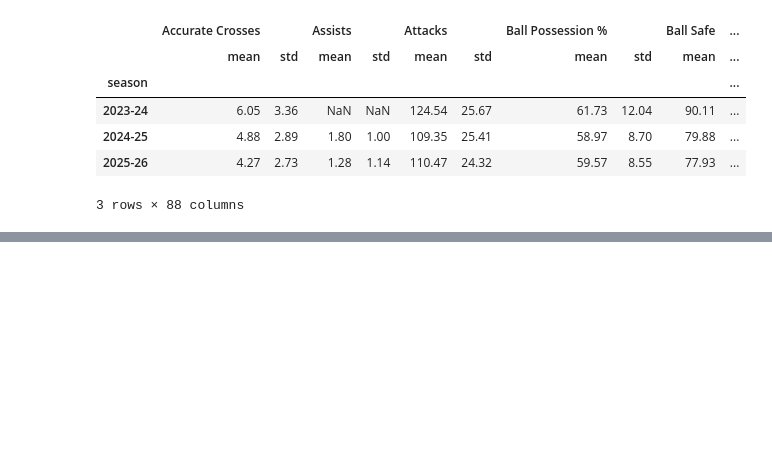
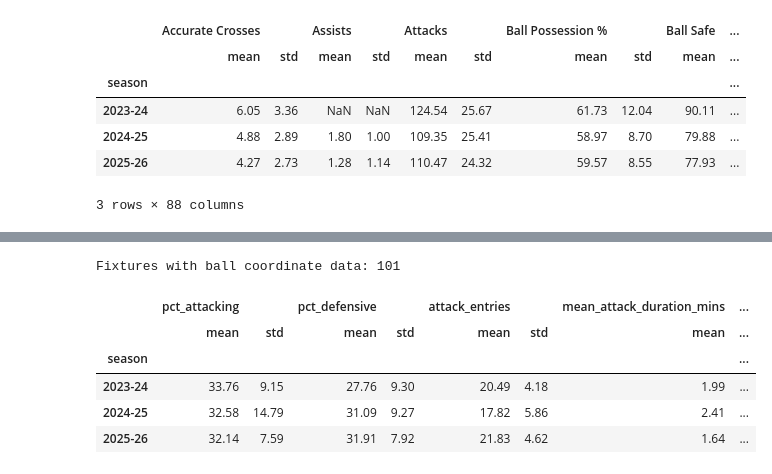
Before and after one commit to gauravahlawat01goal/football-analytics, a Jupyter notebook: notebooks/01_statistical_comparison.ipynb, the cells around one changed output, grey strips where cells are left out. Saved outputs shown, nothing was run; the diff lists cells and outputs as text; code cells hidden in the pictures; blank space fills up the shorter version.

```diff
--- a/notebooks/01_statistical_comparison.ipynb
+++ b/notebooks/01_statistical_comparison.ipynb
@@ -150,0 +236,74 @@ _Add narrative here after reviewing the results._
+# %%
+def compute_attack_episodes(df, gap_threshold_mins=1.0):
+    """Identify attacking third episodes from ball coordinate sequence.
+
+    An episode is a contiguous block of time where the ball is in the attacking
+    third, with gaps <= gap_threshold_mins treated as the same episode.
+    Returns list of episode durations in minutes.
+    """
+    atk = df[df["pitch_zone"] == "attacking_third"].sort_values("estimated_minute").copy()
+    if len(atk) < 2:
+        return []
+
+    episodes = []
+    ep_start = atk["estimated_minute"].iloc[0]
+    ep_last = atk["estimated_minute"].iloc[0]
+
+    for t in atk["estimated_minute"].iloc[1:]:
+        if t - ep_last <= gap_threshold_mins:
+            ep_last = t
+        else:
+            duration = ep_last - ep_start
+            if duration >= 0:
+                episodes.append(duration)
+            ep_start = t
+            ep_last = t
+    # Final episode
+    episodes.append(ep_last - ep_start)
+    return episodes
+
+
+tempo_rows = []
+for _, row in processed.iterrows():
+    f = FIXTURES_DIR / str(int(row["fixture_id"])) / "ball_coordinates.csv"
+    if not f.exists():
+        continue
+    df = pd.read_csv(f)
+    if len(df) < 50 or "pitch_zone" not in df.columns:
+        continue
+
+    total = len(df)
+    pct_attacking = df["pitch_zone"].eq("attacking_third").sum() / total * 100
+    pct_defensive = df["pitch_zone"].eq("defensive_third").sum() / total * 100
+
+    episodes = compute_attack_episodes(df)
+    entry_count = len(episodes)
+    mean_duration = np.mean(episodes) if episodes else np.nan
+    median_duration = np.median(episodes) if episodes else np.nan
+
+    tempo_rows.append({
+        "fixture_id": int(row["fixture_id"]),
+        "season_id": row["season_id"],
+        "season": row["season"],
+        "total_coords": total,
+        "pct_attacking": round(pct_attacking, 1),
+        "pct_defensive": round(pct_defensive, 1),
+        "attack_entries": entry_count,
+        "mean_attack_duration_mins": round(mean_duration, 2) if not np.isnan(mean_duration) else np.nan,
+        "median_attack_duration_mins": round(median_duration, 2) if not np.isnan(median_duration) else np.nan,
+    })
+
+tempo_df = pd.DataFrame(tempo_rows)
+print(f"Fixtures with ball coordinate data: {len(tempo_df)}")
+print()
+
+tempo_summary = tempo_df.groupby("season")[["pct_attacking", "pct_defensive", "attack_entries", "mean_attack_duration_mins"]].agg(["mean", "std"]).round(2)
+tempo_summary
+# %% [output]
+Fixtures with ball coordinate data: 101
+|  | pct_attacking |  | pct_defensive |  | attack_entries |  | mean_attack_duration_mins | ... |
+|  | mean | std | mean | std | mean | std | mean | ... |
+| season |  |  |  |  |  |  |  | ... |
+| 2023-24 | 33.76 | 9.15 | 27.76 | 9.30 | 20.49 | 4.18 | 1.99 | ... |
+| 2024-25 | 32.58 | 14.79 | 31.09 | 9.27 | 17.82 | 5.86 | 2.41 | ... |
+| 2025-26 | 32.14 | 7.59 | 31.91 | 7.92 | 21.83 | 4.62 | 1.64 | ... |
```
Also changed, not shown: parts of 12 cells of this notebook.
